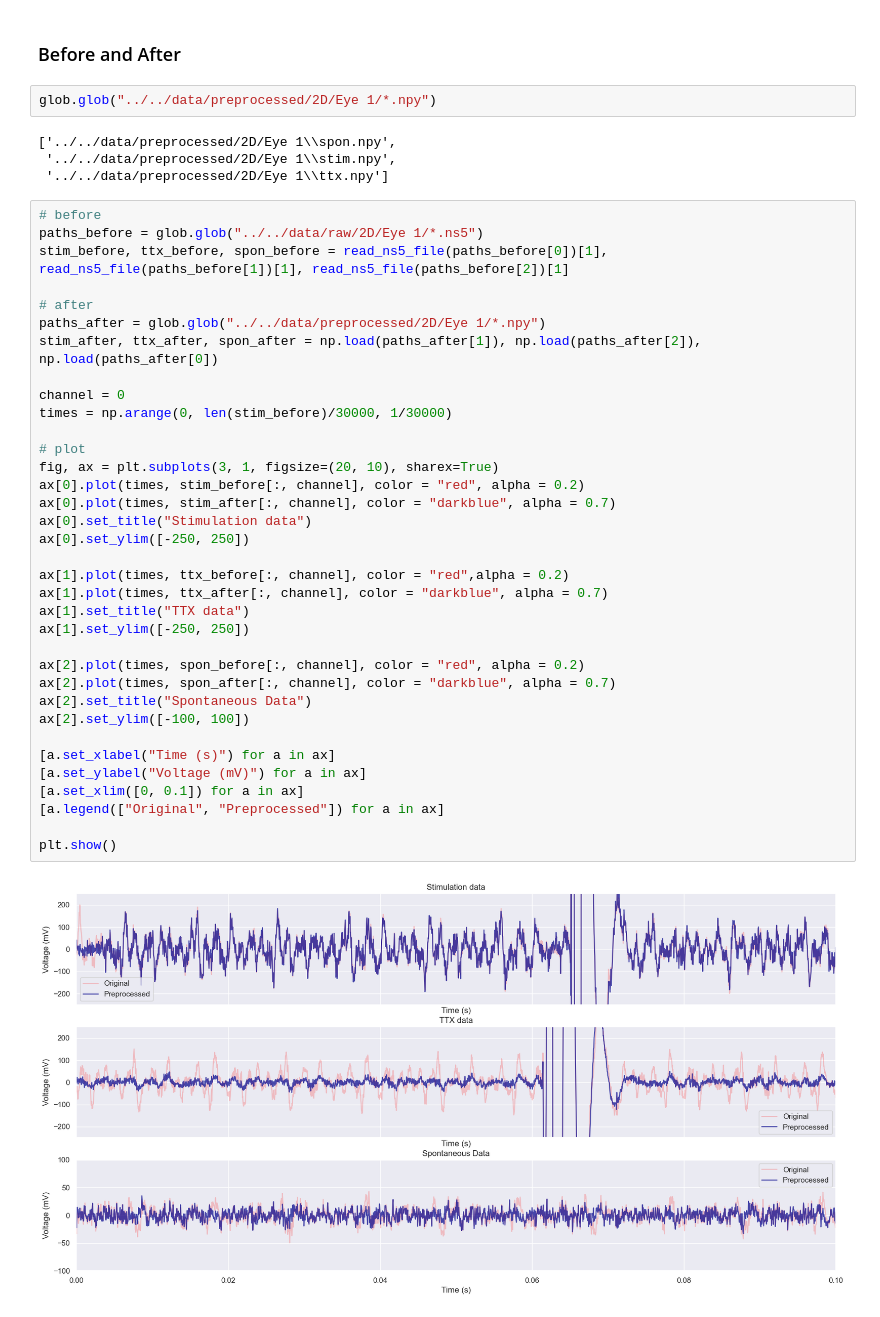
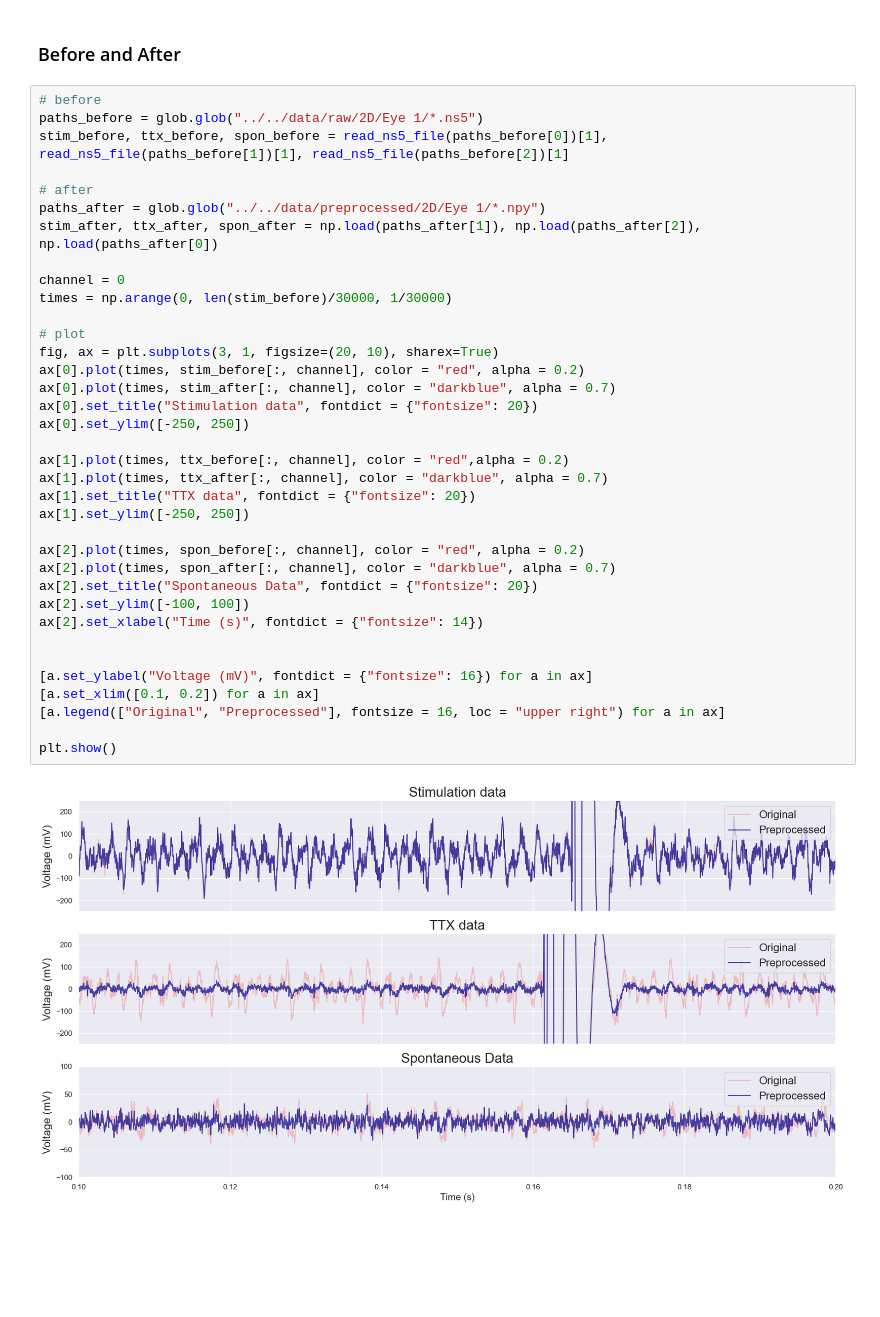
Before and after one commit to TheresaDF/NeuronSpikeEye, a Jupyter notebook: src/visualizations/preprocessing.ipynb, the cells around one changed output. Cells and saved outputs as stored; diff of their text form; blank space fills up the shorter version.

Commit message:
figures to illustrate the preprocessing

```diff
--- a/src/visualizations/preprocessing.ipynb
+++ b/src/visualizations/preprocessing.ipynb
@@ -11,46 +11,41 @@ from src.data.dataset_utils import read_ns5_file
 sns.set_theme()
 # %% [markdown]
 ### Before and After
-# %%
-glob.glob("../../data/preprocessed/2D/Eye 1/*.npy")
-# %% [output]
-['../../data/preprocessed/2D/Eye 1\\spon.npy',
- '../../data/preprocessed/2D/Eye 1\\stim.npy',
- '../../data/preprocessed/2D/Eye 1\\ttx.npy']
 # %%
 # before
 paths_before = glob.glob("../../data/raw/2D/Eye 1/*.ns5")
 stim_before, ttx_before, spon_before = read_ns5_file(paths_before[0])[1], read_ns5_file(paths_before[1])[1], read_ns5_file(paths_before[2])[1]
 
 # after
 paths_after = glob.glob("../../data/preprocessed/2D/Eye 1/*.npy")
 stim_after, ttx_after, spon_after = np.load(paths_after[1]), np.load(paths_after[2]), np.load(paths_after[0])
 
 channel = 0
 times = np.arange(0, len(stim_before)/30000, 1/30000)
 
 # plot
 fig, ax = plt.subplots(3, 1, figsize=(20, 10), sharex=True)
 ax[0].plot(times, stim_before[:, channel], color = "red", alpha = 0.2)
 ax[0].plot(times, stim_after[:, channel], color = "darkblue", alpha = 0.7)
-ax[0].set_title("Stimulation data")
+ax[0].set_title("Stimulation data", fontdict = {"fontsize": 20})
 ax[0].set_ylim([-250, 250])
 
 ax[1].plot(times, ttx_before[:, channel], color = "red",alpha = 0.2)
 ax[1].plot(times, ttx_after[:, channel], color = "darkblue", alpha = 0.7)
-ax[1].set_title("TTX data")
+ax[1].set_title("TTX data", fontdict = {"fontsize": 20})
 ax[1].set_ylim([-250, 250])
 
 ax[2].plot(times, spon_before[:, channel], color = "red", alpha = 0.2)
 ax[2].plot(times, spon_after[:, channel], color = "darkblue", alpha = 0.7)
-ax[2].set_title("Spontaneous Data")
+ax[2].set_title("Spontaneous Data", fontdict = {"fontsize": 20})
 ax[2].set_ylim([-100, 100])
+ax[2].set_xlabel("Time (s)", fontdict = {"fontsize": 14})
 
-[a.set_xlabel("Time (s)") for a in ax]
-[a.set_ylabel("Voltage (mV)") for a in ax]
-[a.set_xlim([0, 0.1]) for a in ax]
-[a.legend(["Original", "Preprocessed"]) for a in ax]
+
+[a.set_ylabel("Voltage (mV)", fontdict = {"fontsize": 16}) for a in ax]
+[a.set_xlim([0.1, 0.2]) for a in ax]
+[a.legend(["Original", "Preprocessed"], fontsize = 16, loc = "upper right") for a in ax]
 
 plt.show()
 # %% [output]
-[figure, old version]
+[figure, new version]
```
